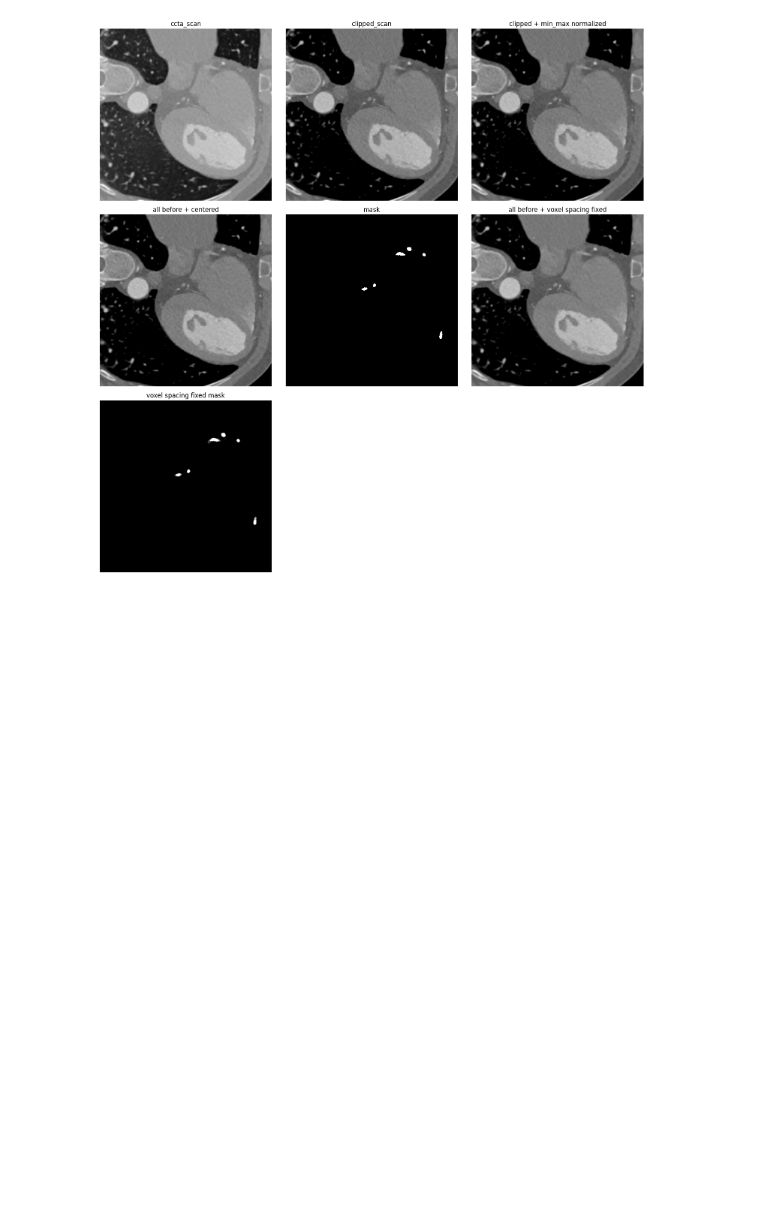
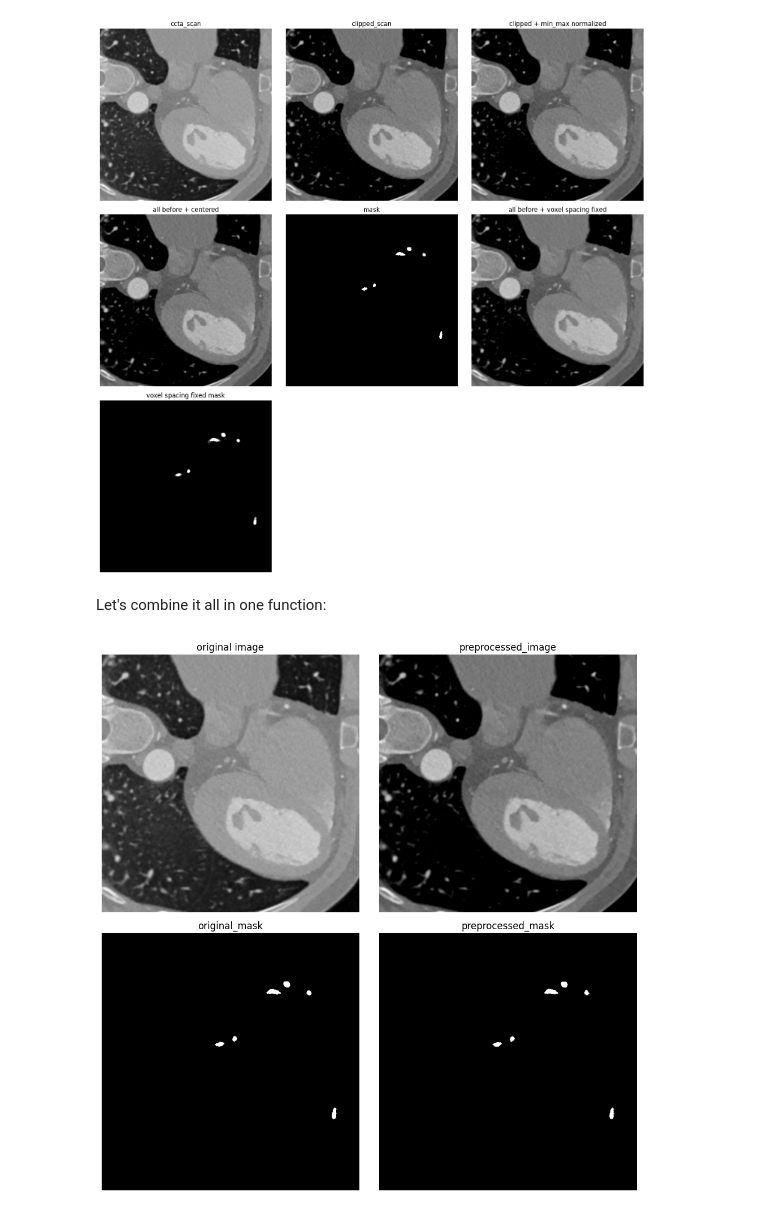
Before and after one commit to philippweinmann/mip_local_unet, a Jupyter notebook: visualize_preprocessing.ipynb, the cells around one changed output. Saved outputs shown, nothing was run; the diff lists cells and outputs as text; code cells hidden in the pictures; blank space fills up the shorter version.

Commit message:
visualization of preprocessing without patching is now done

```diff
--- a/visualize_preprocessing.ipynb
+++ b/visualize_preprocessing.ipynb
@@ -134,3 +147,24 @@ create_2Dimagegrid(images, titles, max_cols = 3)
 # %% [output]
 original shape: (512, 512, 275), after fixing voxel spacings: (563, 563, 458), mask after fixing: (563, 563, 458)
 [figure]
+# %% [markdown]
+Let's combine it all in one function:
+# %%
+image, mask = patient_x.get_image_mask_tuple()
+original_voxel_spacing_x = patient_x.get_voxel_spacings()
+pp_image, pp_mask = preprocess_ccta_scan(image.copy(), mask.copy(), original_voxel_spacing = original_voxel_spacing_x)
+# %%
+z_slice = 80
+ccta_scan_slice = image[:, :, z_slice]
+mask_slice = mask[:, :, z_slice]
+
+z_slice_pp_dim = int(z_slice * 0.5/0.3)
+pp_ccta_scan_slice = pp_image[:, :, z_slice_pp_dim]
+pp_mask_slice = pp_mask[:, :, z_slice_pp_dim]
+# %%
+images = [ccta_scan_slice, pp_ccta_scan_slice, mask_slice, pp_mask_slice]
+titles = ["original image", "preprocessed_image", "original_mask", "preprocessed_mask"]
+
+create_2Dimagegrid(images, titles, max_cols = 2)
+# %% [output]
+[figure, added]
```
Also changed, not shown: parts of 7 cells of this notebook, 1 other file.
